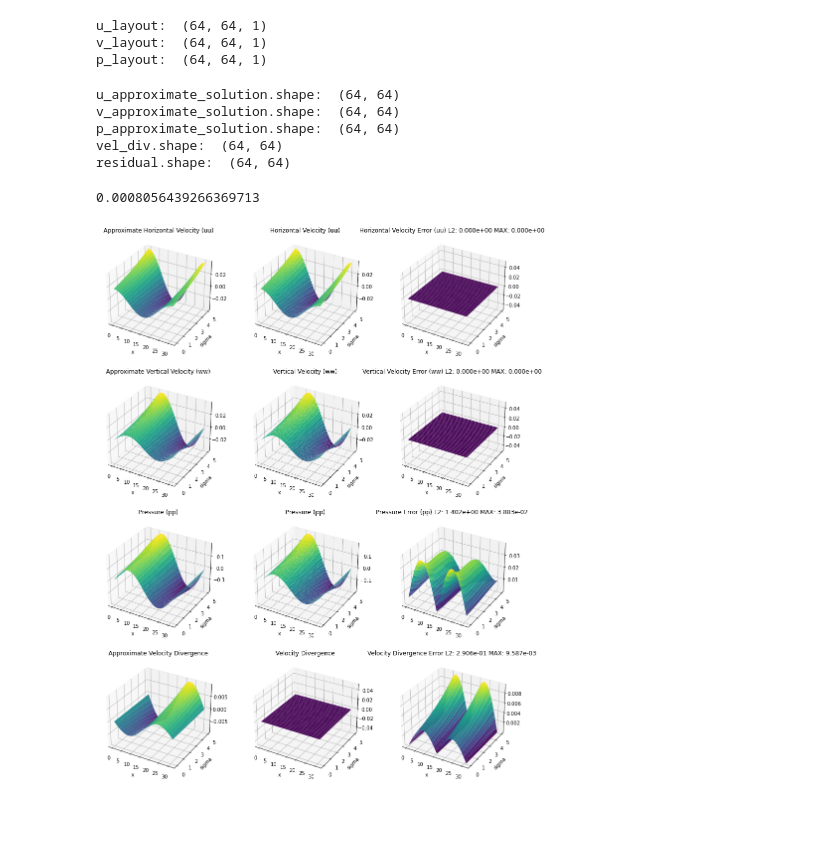
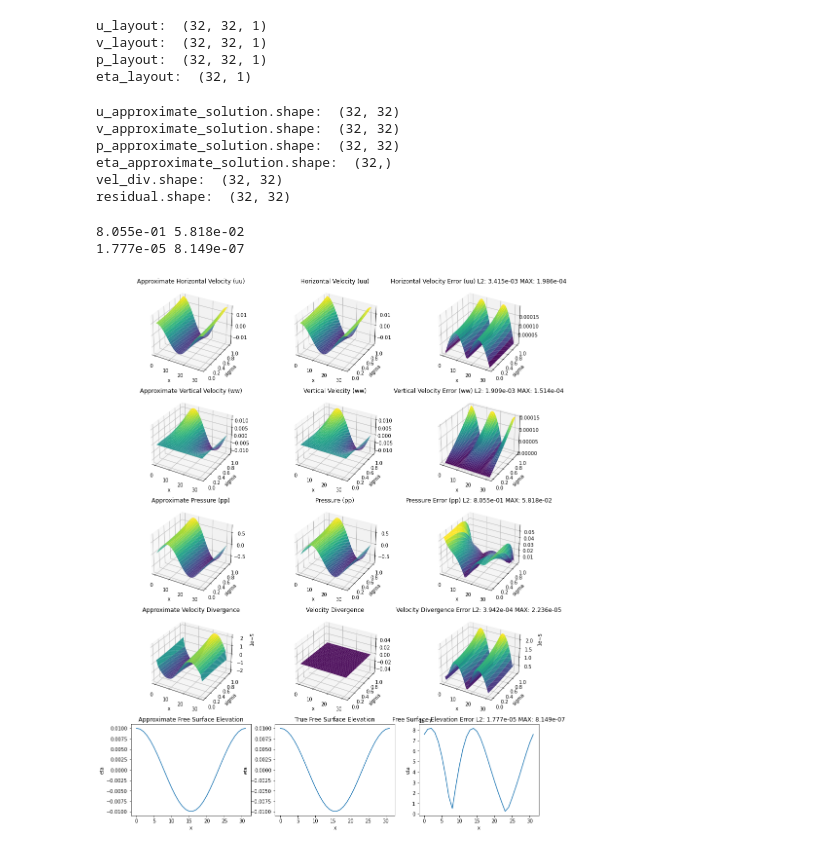
Before and after one commit to alex2001zow/Parallel_High-Order_FD_NS, a Jupyter notebook: python/TravelingWave_Poisson_2D.ipynb, the cells around one changed output. Saved outputs shown, nothing was run; the diff lists cells and outputs as text; code cells hidden in the pictures; blank space fills up the shorter version.

Commit message:
Implemented the free surface kinematic bc

```diff
--- a/python/TravelingWave_Poisson_2D.ipynb
+++ b/python/TravelingWave_Poisson_2D.ipynb
@@ -233,19 +268,19 @@ def plot_2D_imshow(X, SIGMA, u_approximate_solution, u_true, v_approximate_solut
 ndims = 2
 num_data_per_elements = 1
 
-x_grid = 64
-sigma_grid = 64
+x_grid = 32
+sigma_grid = 32
 
 x_ghost_points = 0
 sigma_ghost_points = 0
 
 # Physical parameters
 g = 9.81
+rho = 1.0
 
 Lx = 31.0
 Ls = 1.0
 
-t = 0
 kh = 1.0
 lwave = Lx
 kwave = 2 * np.pi / lwave
@@ -255,21 +290,26 @@ Twave = lwave/cwave
 wwave = 2 * np.pi / Twave
 Hwave = 0.02
 
+t = 0.0+1/100
+
 # Lx,Ls
 domain_begin_array = np.array([0.0, 0.0])
-domain_end_array = np.array([Lx, hd])
+domain_end_array = np.array([Lx, Ls])
 # %%
 u_layout = (sigma_grid, x_grid+x_ghost_points, num_data_per_elements)
 v_layout = (sigma_grid, x_grid+x_ghost_points, num_data_per_elements)
 p_layout = (sigma_grid+sigma_ghost_points, x_grid+x_ghost_points, num_data_per_elements)
+eta_layout = (x_grid+x_ghost_points, num_data_per_elements)
 
 print("u_layout: ", u_layout)
 print("v_layout: ", v_layout)
 print("p_layout: ", p_layout)
+print("eta_layout: ", eta_layout)
 # %% [output]
-u_layout:  (64, 64, 1)
-v_layout:  (64, 64, 1)
-p_layout:  (64, 64, 1)
+u_layout:  (32, 32, 1)
+v_layout:  (32, 32, 1)
+p_layout:  (32, 32, 1)
+eta_layout:  (32, 1)
 # %%
 x = np.linspace(domain_begin_array[0], domain_end_array[0], x_grid)
 sigma = np.linspace(domain_begin_array[1], domain_end_array[1], sigma_grid)
@@ -280,12 +320,14 @@ X, SIGMA = np.meshgrid(x, sigma)
 u_approximate_solution = u_approximate_solution.reshape(u_layout)
 v_approximate_solution = v_approximate_solution.reshape(v_layout)
 p_approximate_solution = p_approximate_solution.reshape(p_layout)
+eta_approximate_solution = eta_approximate_solution.reshape(eta_layout)
 vel_div = vel_div.reshape(p_layout)
 residual = residual.reshape(p_layout)
 
 u_approximate_solution = np.squeeze(u_approximate_solution)
 v_approximate_solution = np.squeeze(v_approximate_solution)
 p_approximate_solution = np.squeeze(p_approximate_solution)
+eta_approximate_solution = np.squeeze(eta_approximate_solution)
 vel_div = np.squeeze(vel_div)
 residual = np.squeeze(residual)
 
@@ -296,22 +338,24 @@ residual = np.squeeze(residual)
 u_approximate_solution = u_approximate_solution.T
 v_approximate_solution = v_approximate_solution.T
 p_approximate_solution = p_approximate_solution.T
+#eta_approximate_solution = eta_approximate_solution.T
 vel_div = vel_div.T
 residual = residual.T
 
 print("u_approximate_solution.shape: ", u_approximate_solution.shape)
 print("v_approximate_solution.shape: ", v_approximate_solution.shape)
 print("p_approximate_solution.shape: ", p_approximate_solution.shape)
+print("eta_approximate_solution.shape: ", eta_approximate_solution.shape)
 print("vel_div.shape: ", vel_div.shape)
 print("residual.shape: ", residual.shape)
 # %% [output]
-u_approximate_solution.shape:  (64, 64)
-v_approximate_solution.shape:  (64, 64)
-p_approximate_solution.shape:  (64, 64)
-vel_div.shape:  (64, 64)
-residual.shape:  (64, 64)
+u_approximate_solution.shape:  (32, 32)
+v_approximate_solution.shape:  (32, 32)
+p_approximate_solution.shape:  (32, 32)
+eta_approximate_solution.shape:  (32,)
+vel_div.shape:  (32, 32)
+residual.shape:  (32, 32)
 # %%
-# Plotting each component at t = 0
-t = 0
-uu, uu_x, ww, ww_z, eta, etax, etaxx, pp = traveling_wave_1d(Hwave, cwave, kwave, SIGMA, hd, wwave, t, X)
+# Plotting each component at a time
+uu, uu_x, ww, ww_z, eta, etax, etaxx, pp = traveling_wave_1d(Hwave, cwave, kwave, g, rho, SIGMA, hd, wwave, t, X)
 vel_div_analytical = uu_x + ww_z
@@ -331,4 +361,0 @@ vel_div_analytical = uu_x + ww_z
-# %%
-print(np.max(residual))
-# %% [output]
-0.0008056439266369713
@@ -335,5 +385,7 @@ print(np.max(residual))
 # %%
-plot_2D_surface(X, SIGMA, u_approximate_solution, uu, v_approximate_solution, ww, p_approximate_solution, pp, vel_div, vel_div_analytical)
+plot_2D_surface(X, SIGMA, u_approximate_solution, uu, v_approximate_solution, ww, p_approximate_solution, pp, vel_div, vel_div_analytical, eta_approximate_solution, eta)
 # %% [output]
+8.055e-01 5.818e-02
+1.777e-05 8.149e-07
-[figure, old version]
+[figure, new version]
 # %%
```
Also changed, not shown: parts of 9 cells of this notebook, 16 other files.
